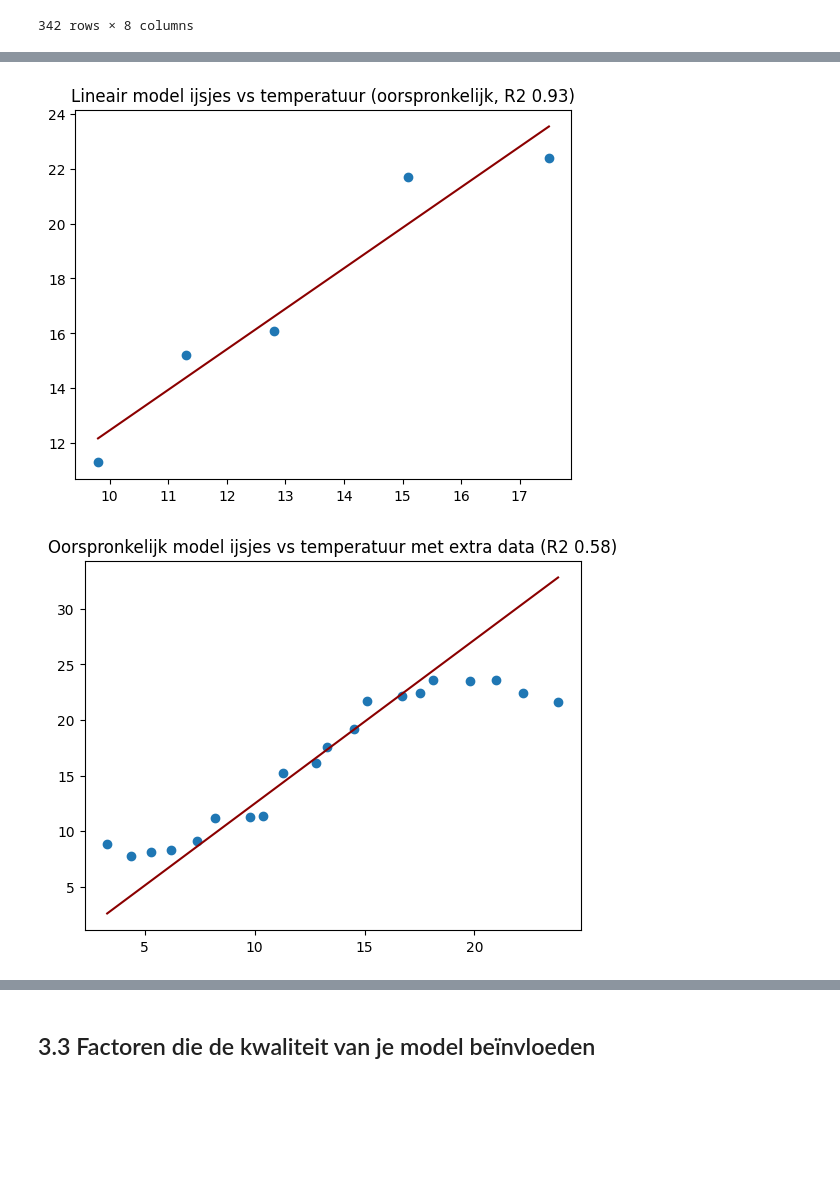
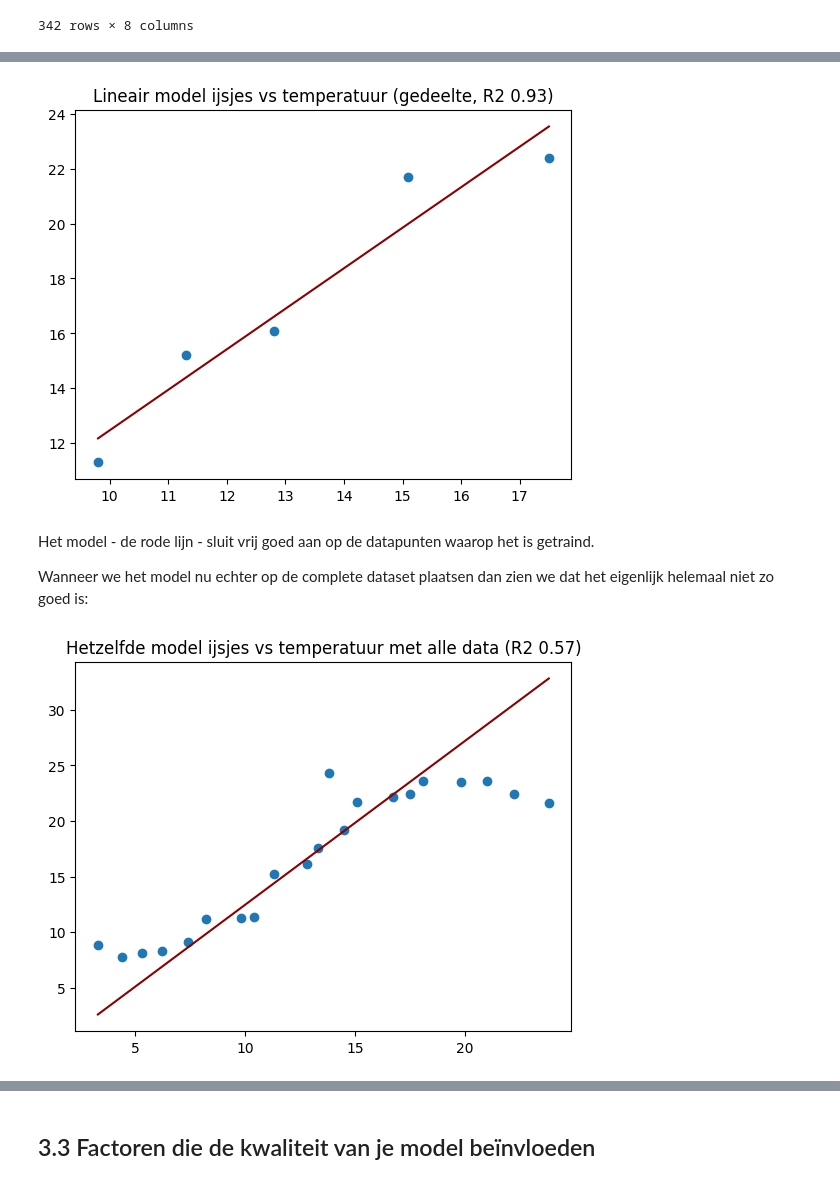
Before and after one commit to mcdejonge/cursus-beginnen-met-data-science, a Jupyter notebook: les_3_modellen_robuuster_maken.ipynb, the cells around one changed output, grey strips where cells are left out. Drawn from its saved outputs; the diff is of its cells as text; code cells hidden in the pictures; blank space fills up the shorter version.

```diff
--- a/les_3_modellen_robuuster_maken.ipynb
+++ b/les_3_modellen_robuuster_maken.ipynb
@@ -263,31 +264,33 @@ Op een kleinere schaal kunnen dergelijke problemen ook bij onze eigen data scien
 Denk terug aan het voorbeeld van het aantal verkochte ijsjes vs de temperatuur uit de vorige les. In de eerste versie hadden we maar een deel van de gegevens en leek het verband volledig lineair te zijn. Daarna voegden we extra data toe en bleek het verband toch anders te liggen. Hier zien we die verschillen nog een keer:
 # %%
 # Een deel van de oorspronkelijke dataset
-df_ijsjes = pd.DataFrame({
+df_ijsjes_deel = pd.DataFrame({
     'temperatuur' : [9.8,  11.3, 12.8, 15.1, 17.5],
     'ijsjes' :      [ 11.3, 15.2, 16.1, 21.7, 22.4]
 })
 model = LinearRegression()
-model.fit(df_ijsjes[['temperatuur']], df_ijsjes[['ijsjes']])
+model.fit(df_ijsjes_deel[['temperatuur']], df_ijsjes_deel[['ijsjes']])
 fig, ax = plt.subplots()
-plt.scatter(df_ijsjes['temperatuur'], df_ijsjes['ijsjes'])
-plt.plot(df_ijsjes['temperatuur'], model.predict(df_ijsjes[['temperatuur']]), color='darkred')
-ax.set_title(f"Lineair model ijsjes vs temperatuur (oorspronkelijk, R2 {model.score(df_ijsjes[['temperatuur']], df_ijsjes[['ijsjes']]):.2f})")
+plt.scatter(df_ijsjes_deel['temperatuur'], df_ijsjes_deel['ijsjes'])
+plt.plot(df_ijsjes_deel['temperatuur'], model.predict(df_ijsjes_deel[['temperatuur']]), color='darkred')
+ax.set_title(f"Lineair model ijsjes vs temperatuur (gedeelte, R2 {model.score(df_ijsjes_deel[['temperatuur']], df_ijsjes_deel[['ijsjes']]):.2f})")
 plt.show()
 # %% [output]
-[figure, old version]
+[figure, new version]
+# %% [markdown]
+Het model - de rode lijn - sluit vrij goed aan op de datapunten waarop het is getraind.
+
+Wanneer we het model nu echter op de complete dataset plaatsen dan zien we dat het eigenlijk helemaal niet zo goed is:
 # %%
 # De dataset met extra observaties toegevoegd
-df_ijsjes = pd.DataFrame({
-    'temperatuur' : [3.3, 4.4, 5.3, 6.2, 7.4, 8.2,  9.8,  10.4, 11.3, 12.8, 13.3, 14.5, 15.1, 16.7, 17.5, 18.1, 19.8, 21.0, 22.2, 23.8 ],
-    'ijsjes' :      [8.8, 7.8, 8.1, 8.3, 9.1, 11.2, 11.3, 11.4, 15.2, 16.1, 17.6, 19.2, 21.7, 22.2, 22.4, 23.6, 23.5, 23.6, 22.4, 21.6]
+df_ijsjes_alle = pd.DataFrame({
+    'temperatuur' : [3.3, 4.4, 5.3, 6.2, 7.4, 8.2,  9.8,  10.4, 11.3, 12.8, 13.3, 13.8, 14.5, 15.1, 16.7, 17.5, 18.1, 19.8, 21.0, 22.2, 23.8 ],
+    'ijsjes' :      [8.8, 7.8, 8.1, 8.3, 9.1, 11.2, 11.3, 11.4, 15.2, 16.1, 17.6, 24.3, 19.2, 21.7, 22.2, 22.4, 23.6, 23.5, 23.6, 22.4, 21.6]
 })
-# model = LinearRegression()
-# model.fit(df_ijsjes[['temperatuur']], df_ijsjes[['ijsjes']])
 fig, ax = plt.subplots()
-plt.scatter(df_ijsjes['temperatuur'], df_ijsjes['ijsjes'])
-plt.plot(df_ijsjes['temperatuur'], model.predict(df_ijsjes[['temperatuur']]), color='darkred')
-ax.set_title(f"Oorspronkelijk model ijsjes vs temperatuur met extra data (R2 {model.score(df_ijsjes[['temperatuur']], df_ijsjes[['ijsjes']]):.2f})")
+plt.scatter(df_ijsjes_alle['temperatuur'], df_ijsjes_alle['ijsjes'])
+plt.plot(df_ijsjes_alle['temperatuur'], model.predict(df_ijsjes_alle[['temperatuur']]), color='darkred')
+ax.set_title(f"Hetzelfde model ijsjes vs temperatuur met alle data (R2 {model.score(df_ijsjes_alle[['temperatuur']], df_ijsjes_alle[['ijsjes']]):.2f})")
 plt.show()
 # %% [output]
-[figure, old version]
+[figure, new version]
```
Also changed, not shown: parts of 14 cells of this notebook, 1 other file.
